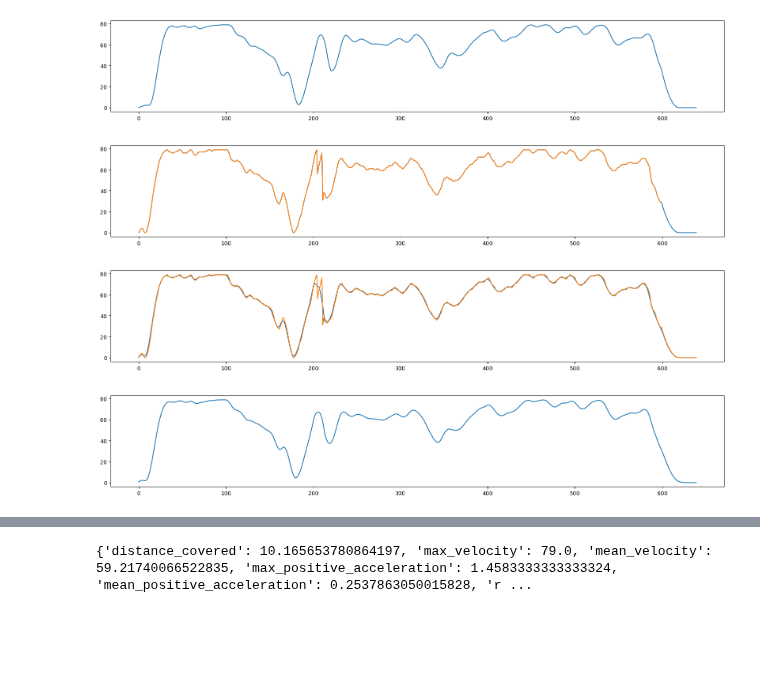
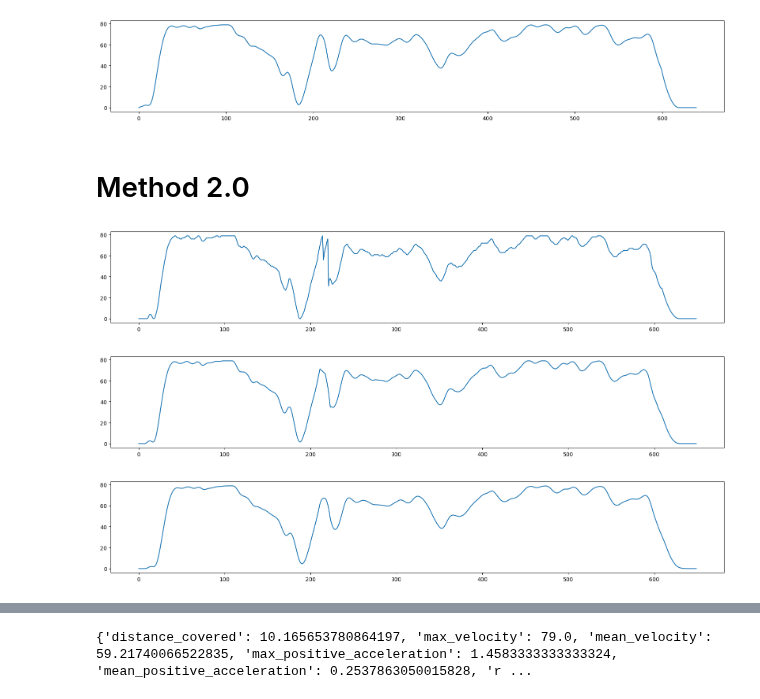
Before and after one commit to surya-uv/drive_cycle_gen, a Jupyter notebook: DVR_DC_filtering_v2.ipynb, the cells around one changed output, grey strips where cells are left out. Drawn from its saved outputs; the diff is of its cells as text; code cells hidden in the pictures; blank space fills up the shorter version.

```diff
--- a/DVR_DC_filtering_v2.ipynb
+++ b/DVR_DC_filtering_v2.ipynb
@@ -66,7 +68,7 @@ print(p)
 # %%
 plt.figure()
 plt.rcParams["figure.figsize"] = (20,3)
-bspl = splrep(dc_pred['time_s'],dc_pred['speed_kmph'],s=np.ceil((p[1]+p[1])/2))
+bspl = splrep(dc_pred['time_s'],dc_pred['speed_kmph'],s=3*m)
 dc_pred['smooth_speed'] = splev(dc_pred['time_s'],bspl)
 plt.plot(dc_pred['time_s'],dc_pred['speed_kmph'])
 plt.plot(dc_pred['time_s'],dc_pred['smooth_speed'])
@@ -242,6 +252,8 @@ plt.plot(extrapolated_df['time_s'], extrapolated_df['speed_kmph'])
 plt.show()
 # %% [output]
 [figure]
+# %% [markdown]
+# Method 2.0
 # %%
 filtered_df = dc_pred
 # %%
@@ -250,7 +262,12 @@ filtered_df = filtered_df.dropna()
 time_data = filtered_df['time_s'].values
 speed_data = filtered_df['speed_kmph'].values
 # %%
+m=10
 n=20
+time_data = time_data - time_data[0] + m  # to start time with 0
+time_data = np.insert(time_data, 0, np.linspace(0, time_data[0]-1, num=m))
+speed_data = np.insert(speed_data, 0, (np.linspace(0, 1, num=m)**2)*speed_data[0])
+
 if speed_data[-1] != 0:
     # Extend time and speed data
     time_data = np.append(time_data, np.linspace(time_data[-1]+1, time_data[-1] + n, num=n))
@@ -261,10 +278,10 @@ if speed_data[-1] != 0:
 # %%
 plt.rcParams["figure.figsize"] = (20,3)
 plt.plot(time_data, speed_data)
-plt.plot(filtered_df['time_s'],filtered_df['speed_kmph'])
+# plt.plot(filtered_df['time_s'],filtered_df['speed_kmph'])
 plt.show()
 # %% [output]
-[figure, old version]
+[figure, new version]
 # %%
 ext_dc = pd.DataFrame()
 ext_dc["speed_kmph"] = speed_data
@@ -276,10 +293,10 @@ smoothed_data = savgol_filter(ext_dc['speed_kmph'], window_length= round(0.01*le
 ext_dc['smooth_speed'] = smoothed_data
 plt.rcParams["figure.figsize"] = (20,3)
 plt.plot(ext_dc['time_s'], ext_dc['smooth_speed'])
-plt.plot(ext_dc['time_s'],ext_dc['speed_kmph'])
+# plt.plot(ext_dc['time_s'],ext_dc['speed_kmph'])
 plt.show()
 # %% [output]
-[figure, old version]
+[figure, new version]
 # %%
 span = round(0.01*len(ext_dc))  # Adjust the window size according to your preference
 
@@ -287,7 +304,7 @@ span = round(0.01*len(ext_dc))  # Adjust the window size according to your prefe
 ext_dc["MA_speed"] = ext_dc["smooth_speed"].ewm(span=span, adjust=True, min_periods=1).mean()
 plt.rcParams["figure.figsize"] = (20,3)
 plt.plot(ext_dc['time_s'], ext_dc['MA_speed'])
-plt.plot(ext_dc['time_s'],ext_dc['speed_kmph'])
+# plt.plot(ext_dc['time_s'],ext_dc['speed_kmph'])
 plt.show()
 # %% [output]
-[figure, old version]
+[figure, new version]
```
Also changed, not shown: parts of 9 cells of this notebook, 1 other file.
